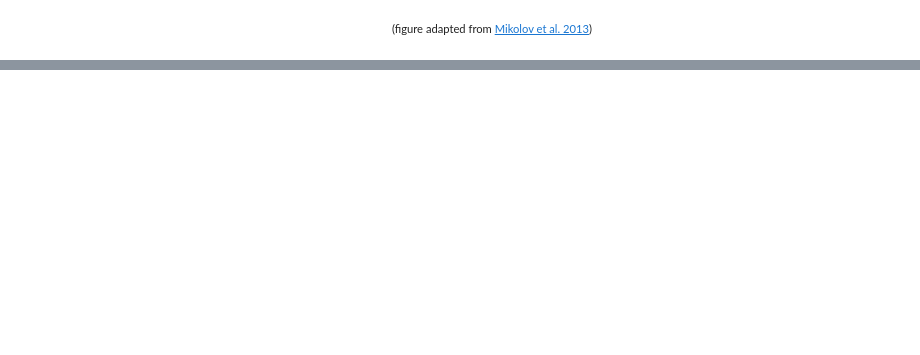
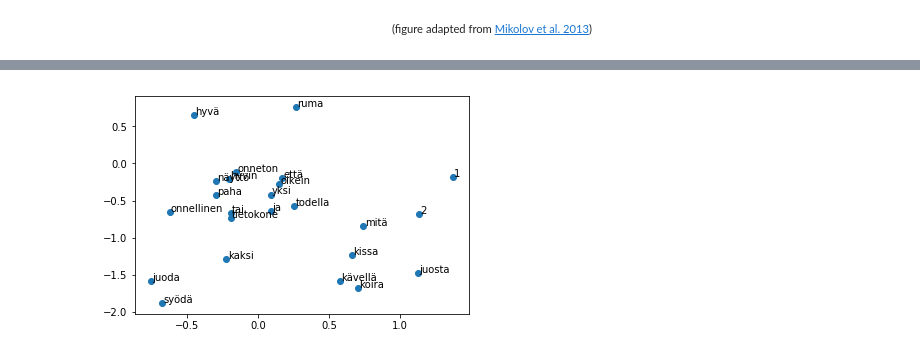
Before and after one commit to TurkuNLP/Text_Mining_Course, a Jupyter notebook: Unsupervised.ipynb, the cells around one changed output, grey strips where cells are left out. Cells and saved outputs as stored; diff of their text form; code cells hidden in the pictures; blank space fills up the shorter version.

```diff
--- a/Unsupervised.ipynb
+++ b/Unsupervised.ipynb
@@ -225,0 +260,9 @@ wv.nearest('dog')
+# %%
+# This is where the word vectors are found on the server
+FI_WV_PATH = "/course_data/textmine/wordvecs/pb34_wf_200_v2.bin"
+
+
+fi_wv = KeyedVectors.load_word2vec_format(FI_WV_PATH, binary=True, limit=100000)
+
+for a, b in [['koira', 'kissa'], ['koira', 'hattu'], ['koira', 'yksi']]:
+    print('sim({},{}) = {:.2f}'.format(a, b, cos(fi_wv[a], fi_wv[b])))
@@ -225,0 +420,5 @@ wv.nearest('dog')
+# %%
+fi_first_2d = fi_wv.vectors[:,:2]
+plot_words(fi_wv, fi_words, fi_first_2d)
+# %% [output]
+[figure, added]
```
Also changed, not shown: parts of 75 cells of this notebook.
